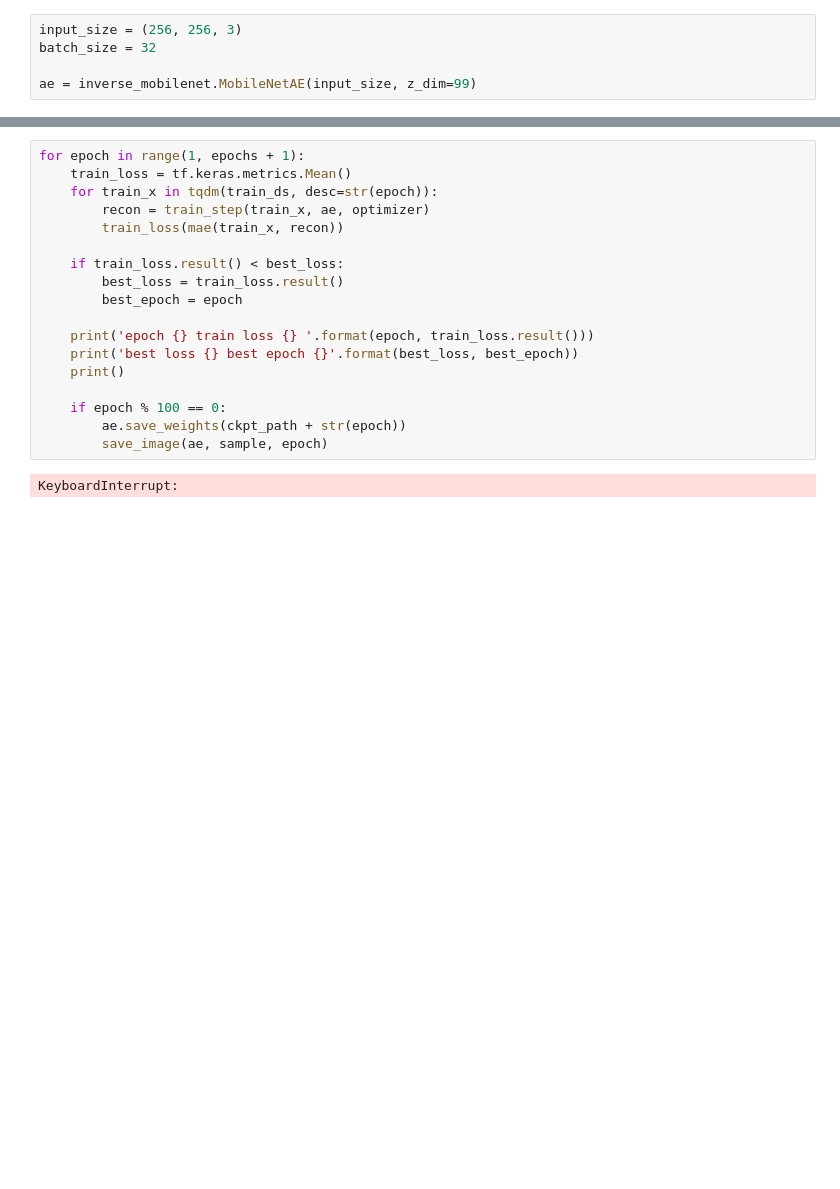
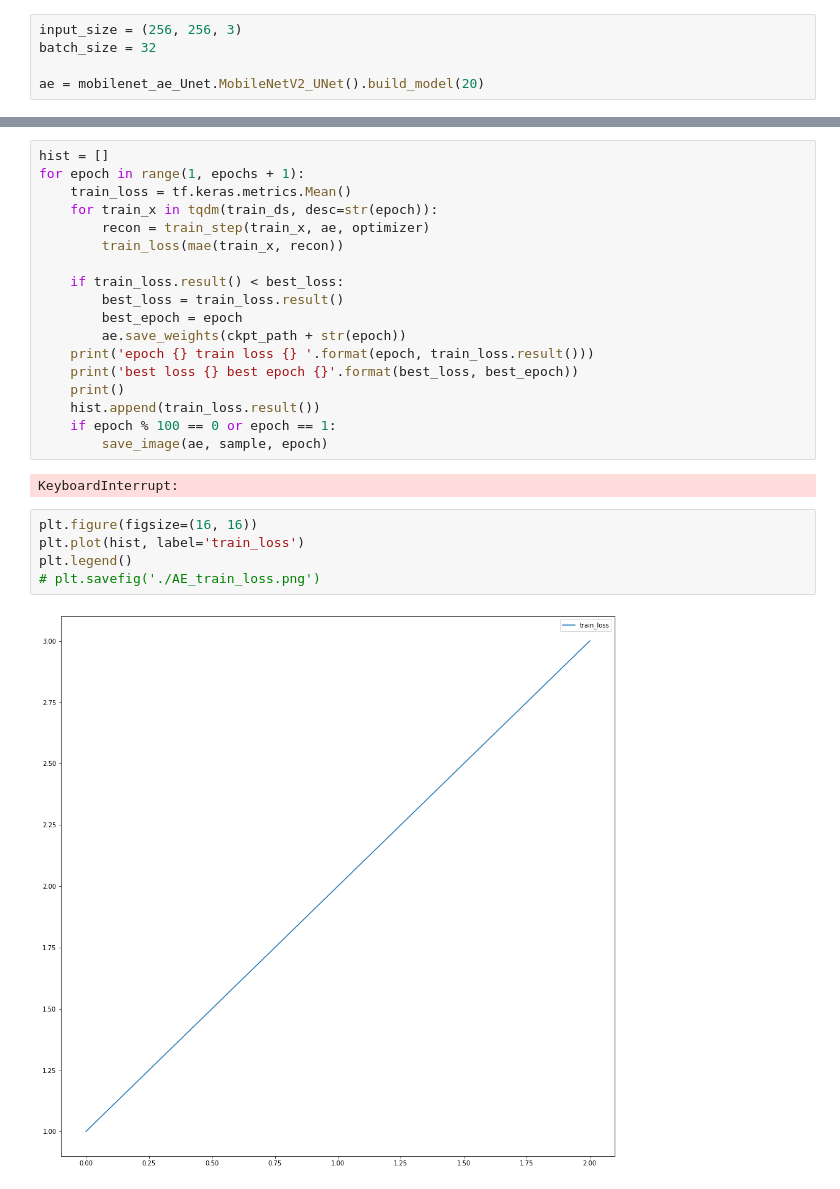
Before and after one commit to kwjinwoo/Dog_face_landmark_detection, a Jupyter notebook: autoencoder/mobilenet_AE_training.ipynb, the cells around one changed output, grey strips where cells are left out. Cells and saved outputs as stored; diff of their text form; blank space fills up the shorter version.

Commit message:
Update Mobilenet AE

```diff
--- a/autoencoder/mobilenet_AE_training.ipynb
+++ b/autoencoder/mobilenet_AE_training.ipynb
@@ -40,7 +40,7 @@ def save_image(model, sample, epoch):
 input_size = (256, 256, 3)
 batch_size = 32
 
-ae = inverse_mobilenet.MobileNetAE(input_size, z_dim=99)
+ae = mobilenet_ae_Unet.MobileNetV2_UNet().build_model(20)
 # %% [output]
 WARNING:tensorflow:`input_shape` is undefined or non-square, or `rows` is not in [96, 128, 160, 192, 224]. Weights for input shape (224, 224) will be loaded as the default.
 # %%
@@ -76,6 +76,7 @@ ckpt_path = './ckpt/mobileNetAE_'
 best_loss = 1
 best_epoch = 0
 # %%
+hist = []
 for epoch in range(1, epochs + 1):
     train_loss = tf.keras.metrics.Mean()
     for train_x in tqdm(train_ds, desc=str(epoch)):
@@ -85,13 +86,19 @@ for epoch in range(1, epochs + 1):
     if train_loss.result() < best_loss:
         best_loss = train_loss.result()
         best_epoch = epoch
-
+        ae.save_weights(ckpt_path + str(epoch))
     print('epoch {} train loss {} '.format(epoch, train_loss.result()))
     print('best loss {} best epoch {}'.format(best_loss, best_epoch))
     print()
-
-    if epoch % 100 == 0:
-        ae.save_weights(ckpt_path + str(epoch))
+    hist.append(train_loss.result())
+    if epoch % 100 == 0 or epoch == 1:
         save_image(ae, sample, epoch)
 # %% [output]
 KeyboardInterrupt:
+# %%
+plt.figure(figsize=(16, 16))
+plt.plot(hist, label='train_loss')
+plt.legend()
+# plt.savefig('./AE_train_loss.png')
+# %% [output]
+[figure, added]
```
Also changed, not shown: parts of 1 cell of this notebook, 6 other files.
